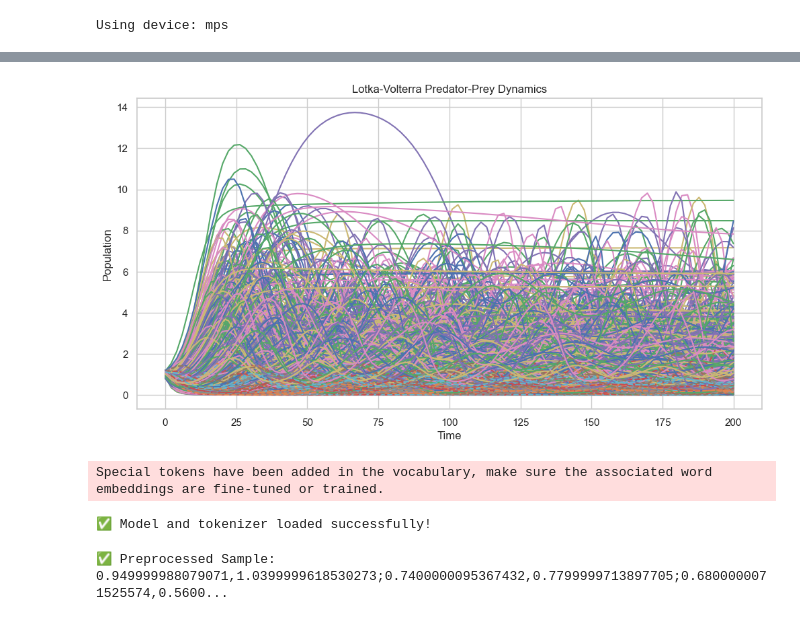
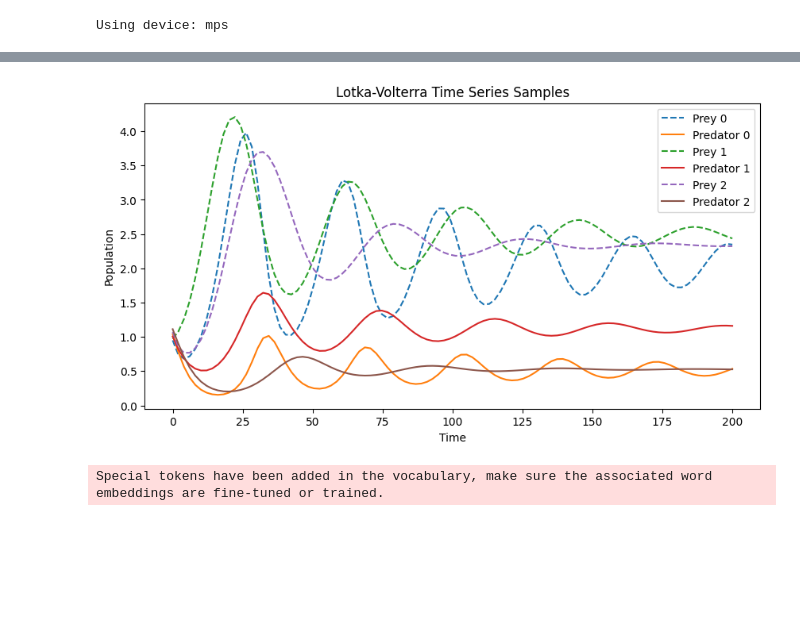
Before and after one commit to raunaq-rai/LLM-time-series-forecasting, a Jupyter notebook: notebooks/data_inspection.ipynb, the cells around one changed output, grey strips where cells are left out. Saved outputs shown, nothing was run; the diff lists cells and outputs as text; code cells hidden in the pictures; blank space fills up the shorter version.

```diff
--- a/notebooks/data_inspection.ipynb
+++ b/notebooks/data_inspection.ipynb
@@ -19,22 +19,15 @@ print(f"Using device: {device}")
 # %% [output]
 Using device: mps
 # %%
-# Reload necessary libraries after execution state reset
-import h5py
-import numpy as np
-import pandas as pd
-
-# Load the HDF5 file
+# 📌 Step 3: Load the Lotka-Volterra Data
 file_path = "../lotka_volterra_data.h5"
 
-# Read dataset contents
 with h5py.File(file_path, "r") as f:
     trajectories = f["trajectories"][:]  # Shape: (1000, 100, 2)
     time_points = f["time"][:]  # Shape: (100,)
 
-# Convert to DataFrame for easy visualization
-num_samples = 1000
-
+# Convert to Pandas DataFrame for visualization
+num_samples = 10  # Reduce to 10 samples for easier viewing
 data_dict = {
     "Time": np.tile(time_points, num_samples),
     "Prey Population": trajectories[:num_samples, :, 0].flatten(),
@@ -62,60 +72,28 @@ df
+# %%
+df['Sample ID'] = 1
 # %%
-import matplotlib.pyplot as plt
-import seaborn as sns
+# Visualizing sample trajectories
+plt.figure(figsize=(10, 5))
+for sample_id in range(3):
+    sample_data = df[df["Sample ID"] == sample_id]
+    plt.plot(sample_data["Time"], sample_data["Prey Population"], label=f"Prey {sample_id}", linestyle="dashed")
+    plt.plot(sample_data["Time"], sample_data["Predator Population"], label=f"Predator {sample_id}")
 
-
-# Unique sample IDs
-sample_ids = df["Sample ID"].unique()
-
-# Create a figure
-plt.figure(figsize=(12, 6))
-
-# Plot prey and predator populations over time for each sample
-for sample_id in sample_ids:
-    subset = df[df["Sample ID"] == sample_id]
-    plt.plot(subset["Time"], subset["Prey Population"], label=f"Prey (Sample {sample_id})", linestyle="-")
-    plt.plot(subset["Time"], subset["Predator Population"], label=f"Predator (Sample {sample_id})", linestyle="--")
-
-# Labels and title
 plt.xlabel("Time")
 plt.ylabel("Population")
-plt.title("Lotka-Volterra Predator-Prey Dynamics")
+plt.legend()
+plt.title("Lotka-Volterra Time Series Samples")
 plt.show()
 # %% [output]
-[figure, old version]
+[figure, new version]
 # %%
-# Load tokenizer and model
+# 📌 Step 4: Load the Qwen2.5 Model & Tokenizer
 model_name = "Qwen/Qwen2.5-0.5B-Instruct"
 tokenizer = AutoTokenizer.from_pretrained(model_name)
-model = AutoModelForCausalLM.from_pretrained(model_name).to(device)
+model = AutoModelForCausalLM.from_pretrained(model_name)
 
-# Fix tokenizer padding issue
-tokenizer.padding_side = "left"
-
-print("✅ Model and tokenizer loaded successfully!")
+device = torch.device("cuda" if torch.cuda.is_available() else "mps")
+model.to(device)
+tokenizer.padding_side = "left"  # Fix padding issue
 # %% [output]
 Special tokens have been added in the vocabulary, make sure the associated word embeddings are fine-tuned or trained.
-✅ Model and tokenizer loaded successfully!
-# %%
-def preprocess_sequences(trajectories, num_samples=5, decimal_places=2):
-    """
-    Converts raw trajectories into formatted text sequences for Qwen input.
-    """
-    formatted_sequences = []
-
-    for i in range(num_samples):
-        # Extract prey and predator data, rounding for consistency
-        formatted_seq = ";".join([
-            f"{round(prey, decimal_places)},{round(predator, decimal_places)}"
-            for prey, predator in zip(trajectories[i, :, 0], trajectories[i, :, 1])
-        ])
-        formatted_sequences.append(formatted_seq)
-
-    return formatted_sequences
-
-# Convert data to formatted sequences
-formatted_sequences = preprocess_sequences(trajectories, num_samples=5)
-print(f"✅ Preprocessed Sample:\n{formatted_sequences[0][:100]}...")  # Show first 100 characters
-# %% [output]
-✅ Preprocessed Sample:
-0.949999988079071,1.0399999618530273;0.7400000095367432,0.7799999713897705;0.6800000071525574,0.5600...
```
Also changed, not shown: parts of 11 cells of this notebook.
